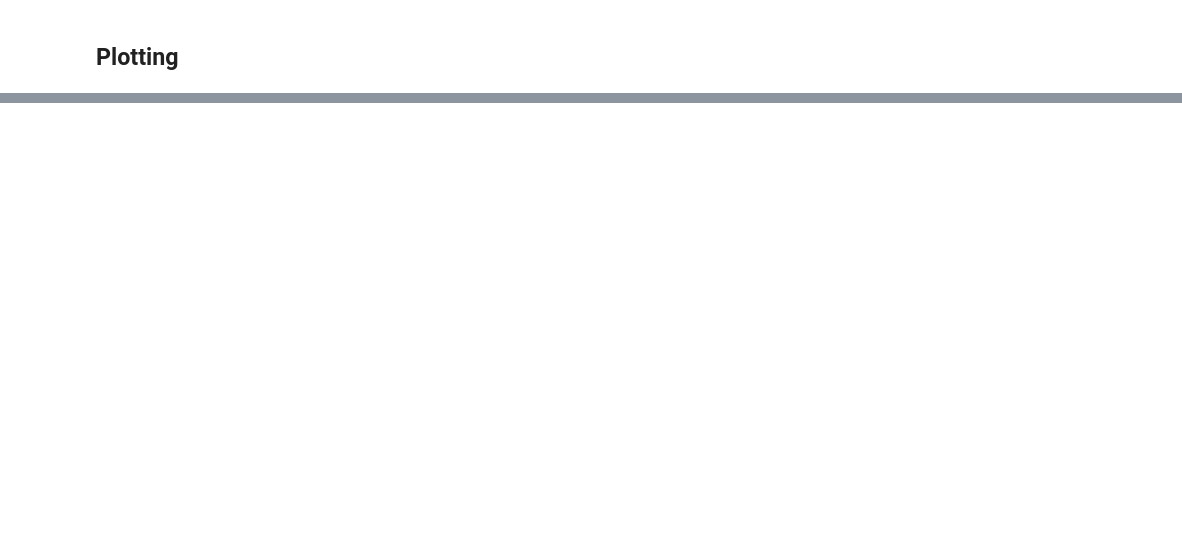
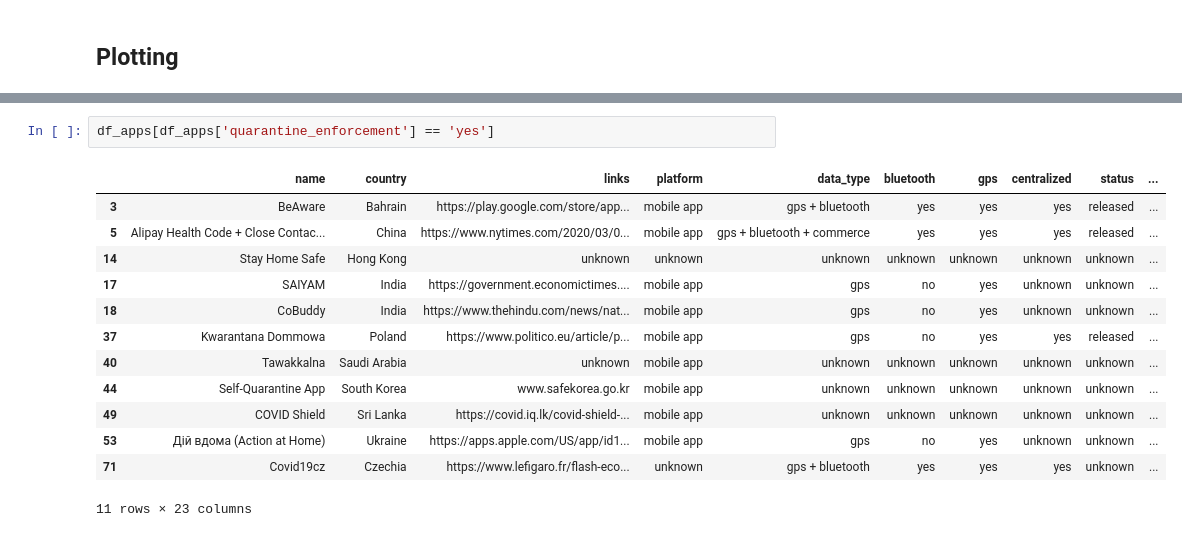
Before and after one commit to benlevyx/covid-tracking, a Jupyter notebook: notebooks/1_contact_tracing_applications.ipynb, the cells around one changed output, grey strips where cells are left out. Saved outputs shown, nothing was run; the diff lists cells and outputs as text; blank space fills up the shorter version.

```diff
--- a/notebooks/1_contact_tracing_applications.ipynb
+++ b/notebooks/1_contact_tracing_applications.ipynb
@@ -130,0 +174,16 @@ plt.show()
+# %%
+df_apps[df_apps['quarantine_enforcement'] == 'yes']
+# %% [output]
+|  | name | country | links | platform | data_type | bluetooth | gps | centralized | status | ... |
+| 3 | BeAware | Bahrain | https://play.google.com/store/app... | mobile app | gps + bluetooth | yes | yes | yes | released | ... |
+| 5 | Alipay Health Code + Close Contac... | China | https://www.nytimes.com/2020/03/0... | mobile app | gps + bluetooth + commerce | yes | yes | yes | released | ... |
+| 14 | Stay Home Safe | Hong Kong | unknown | unknown | unknown | unknown | unknown | unknown | unknown | ... |
+| 17 | SAIYAM | India | https://government.economictimes.... | mobile app | gps | no | yes | unknown | unknown | ... |
+| 18 | CoBuddy | India | https://www.thehindu.com/news/nat... | mobile app | gps | no | yes | unknown | unknown | ... |
+| 37 | Kwarantana Dommowa | Poland | https://www.politico.eu/article/p... | mobile app | gps | no | yes | yes | released | ... |
+| 40 | Tawakkalna | Saudi Arabia | unknown | mobile app | unknown | unknown | unknown | unknown | unknown | ... |
+| 44 | Self-Quarantine App | South Korea | www.safekorea.go.kr | mobile app | unknown | unknown | unknown | unknown | unknown | ... |
+| 49 | COVID Shield | Sri Lanka | https://covid.iq.lk/covid-shield-... | mobile app | unknown | unknown | unknown | unknown | unknown | ... |
+| 53 | Дій вдома (Action at Home) | Ukraine | https://apps.apple.com/US/app/id1... | mobile app | gps | no | yes | unknown | unknown | ... |
+| 71 | Covid19cz | Czechia | https://www.lefigaro.fr/flash-eco... | unknown | gps + bluetooth | yes | yes | yes | unknown | ... |
+11 rows × 23 columns
```
Also changed, not shown: parts of 12 cells of this notebook, 2 other files.
